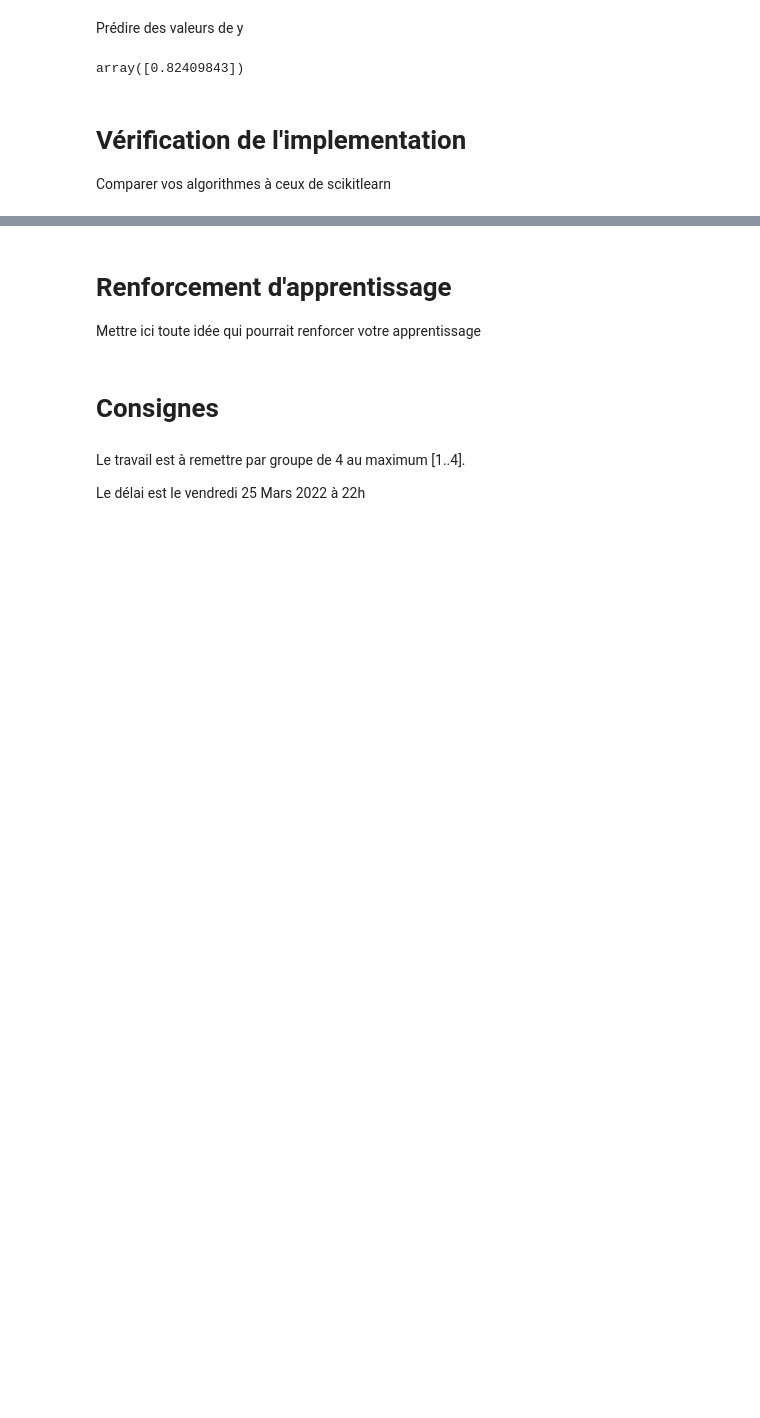
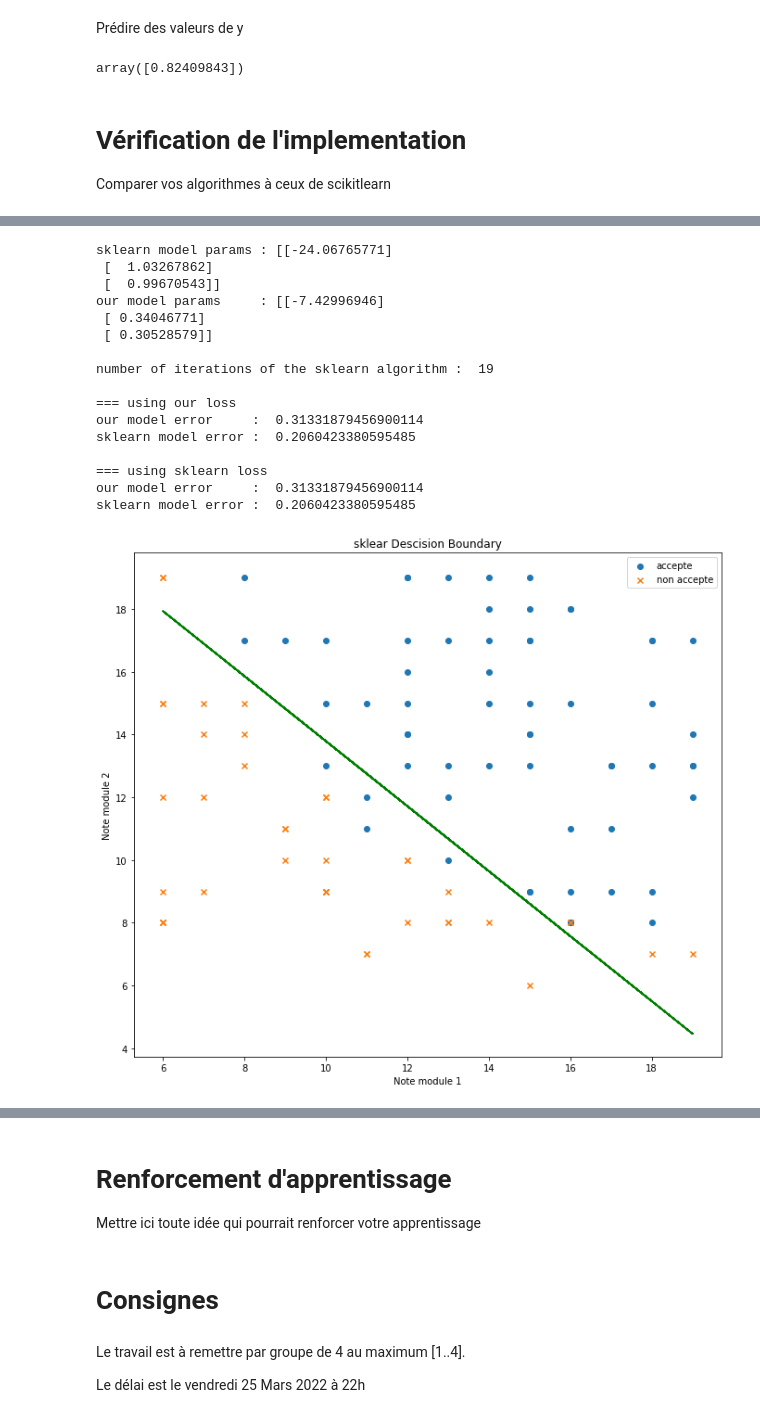
Before and after one commit to imadBO/AARN, a Jupyter notebook: TP3/TP 3 regression.ipynb, the cells around one changed output, grey strips where cells are left out. Cells and saved outputs as stored; diff of their text form; code cells hidden in the pictures; blank space fills up the shorter version.

```diff
--- a/TP3/TP 3 regression.ipynb
+++ b/TP3/TP 3 regression.ipynb
@@ -200,0 +219,47 @@ array([[-5.46675309e-08,  9.45433340e-01,  9.10032400e-01]])
+# %%
+def compare_with_sklearn(X, y, theta):
+    sklearn_model = LogisticRegression(penalty='none', max_iter=1500)
+    sklearn_model.fit(X[:, 1:], y)
+
+    theta_sk = np.zeros(theta.shape)
+    theta_sk[1:] = sklearn_model.coef_.reshape(-1, 1)
+    theta_sk[0] = sklearn_model.intercept_[0]
+    theta_sk = np.reshape(theta_sk, (-1, 1))
+
+    print("sklearn model params :", theta_sk)
+    print("our model params     :", theta)
+
+    print("\nnumber of iterations of the sklearn algorithm : ", sklearn_model.n_iter_[0])
+    print("\n=== using our loss")
+    print("our model error     : ", computeCost(X, y, theta)[0])
+    print("sklearn model error : ", computeCost(X, y, theta_sk)[0])
+
+    print("\n=== using sklearn loss")
+    print("our model error     : ", log_loss(y, Sigmoid(X @ theta)))
+    print("sklearn model error : ", log_loss(y, Sigmoid(X @ theta_sk)))
+
+    plt.figure(figsize=(25, 10))
+    plt.subplot(1, 2, 1)
+    drawLine(X, theta_sk, "sklear Descision Boundary")
+    plt.figure(figsize=(25, 10))
+    plt.subplot(1, 2, 2)
+    drawLine(X, theta ,"our model Descision Boundary")
+compare_with_sklearn(X, y, theta)
+# %% [output]
+sklearn model params : [[-24.06765771]
+ [  1.03267862]
+ [  0.99670543]]
+our model params     : [[-7.42996946]
+ [ 0.34046771]
+ [ 0.30528579]]
+
+number of iterations of the sklearn algorithm :  19
+
+=== using our loss
+our model error     :  0.31331879456900114
+sklearn model error :  0.2060423380595485
+
+=== using sklearn loss
+our model error     :  0.31331879456900114
+sklearn model error :  0.2060423380595485
+[figure, added]
```
Also changed, not shown: parts of 9 cells of this notebook, 2 other files.
